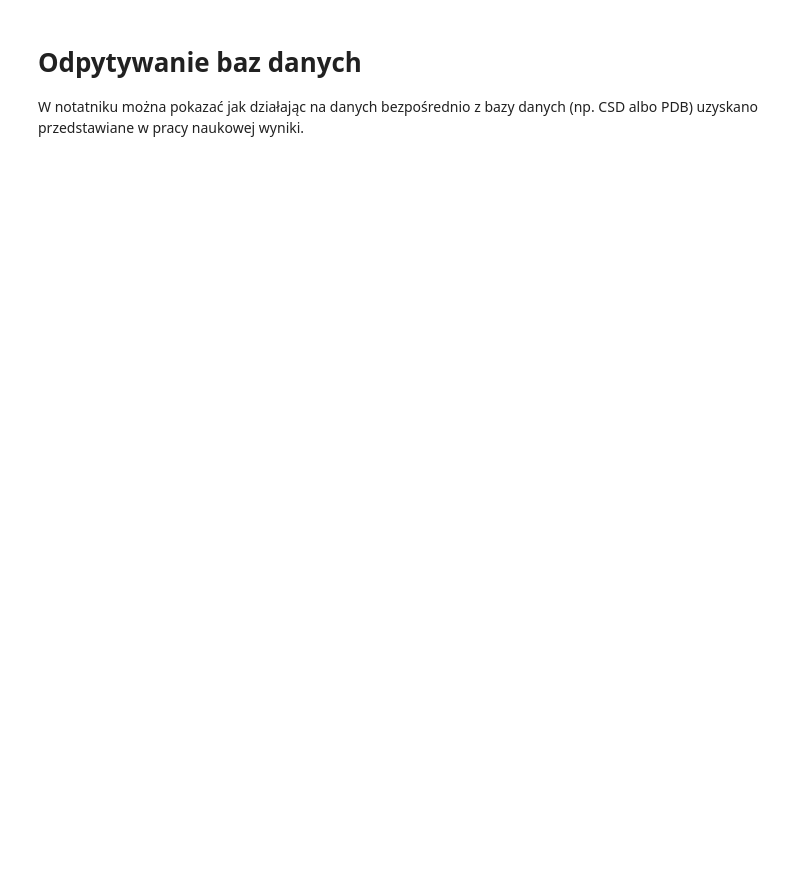
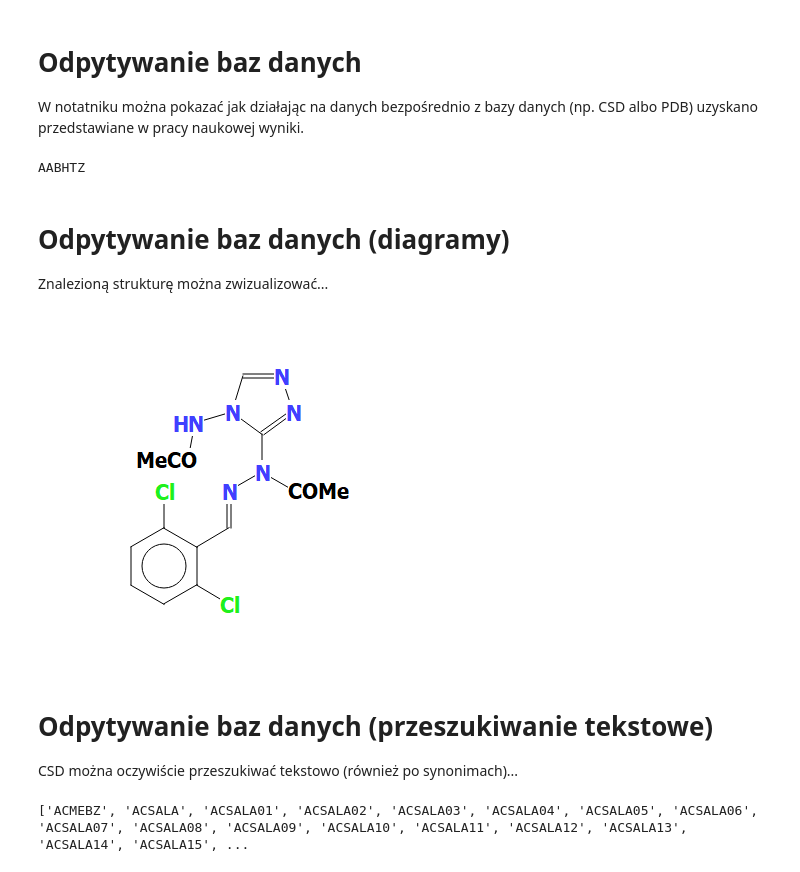
Before and after one commit to dabrze/cbb_reproducibility, a Jupyter notebook: Reproducible research.ipynb, the cells around one changed output. Cells and saved outputs as stored; diff of their text form; code cells hidden in the pictures; blank space fills up the shorter version.

```diff
--- a/Reproducible research.ipynb
+++ b/Reproducible research.ipynb
@@ -261,10 +214,42 @@ print first_entry.identifier
+# %%
+%matplotlib inline
+from ccdc import io
+from ccdc.diagram import DiagramGenerator
+from ccdc.search import TextNumericSearch, SubstructureSearch, ConnserSubstructure
+
+csd_reader = io.EntryReader('CSD') # można podać własną (pod)bazę CSD
+first_entry = csd_reader[0]
+
+# pierwszy wpis w bazie CSD
+print(first_entry.identifier)
+# %% [output]
+AABHTZ
+# %% [markdown]
+Odpytywanie baz danych (diagramy)
+==============================
+
+Znalezioną strukturę można zwizualizować...
+# %%
+diagram_generator = DiagramGenerator()
+img = diagram_generator.image(first_entry)
+img
+# %% [output]
+[figure, added]
+# %% [markdown]
+Odpytywanie baz danych (przeszukiwanie tekstowe)
+===========================================
+
+CSD można oczywiście przeszukiwać tekstowo (również po synonimach)...
 # %%
-from ccdc.search import TextNumericSearch
+text_numeric_search = TextNumericSearch()
 
-text_numeric_search = TextNumericSearch()
 text_numeric_search.add_compound_name('aspirin')
 identifiers = [h.identifier for h in text_numeric_search.search()]
+
 text_numeric_search.clear()
 text_numeric_search.add_synonym('aspirin')
 identifiers.extend([h.identifier for h in text_numeric_search.search()])
-identifiers
+
+print(identifiers)
+# %% [output]
+['ACMEBZ', 'ACSALA', 'ACSALA01', 'ACSALA02', 'ACSALA03', 'ACSALA04', 'ACSALA05', 'ACSALA06', 'ACSALA07', 'ACSALA08', 'ACSALA09', 'ACSALA10', 'ACSALA11', 'ACSALA12', 'ACSALA13', 'ACSALA14', 'ACSALA15', ...
```
Also changed, not shown: parts of 14 cells of this notebook, 3 other files.
